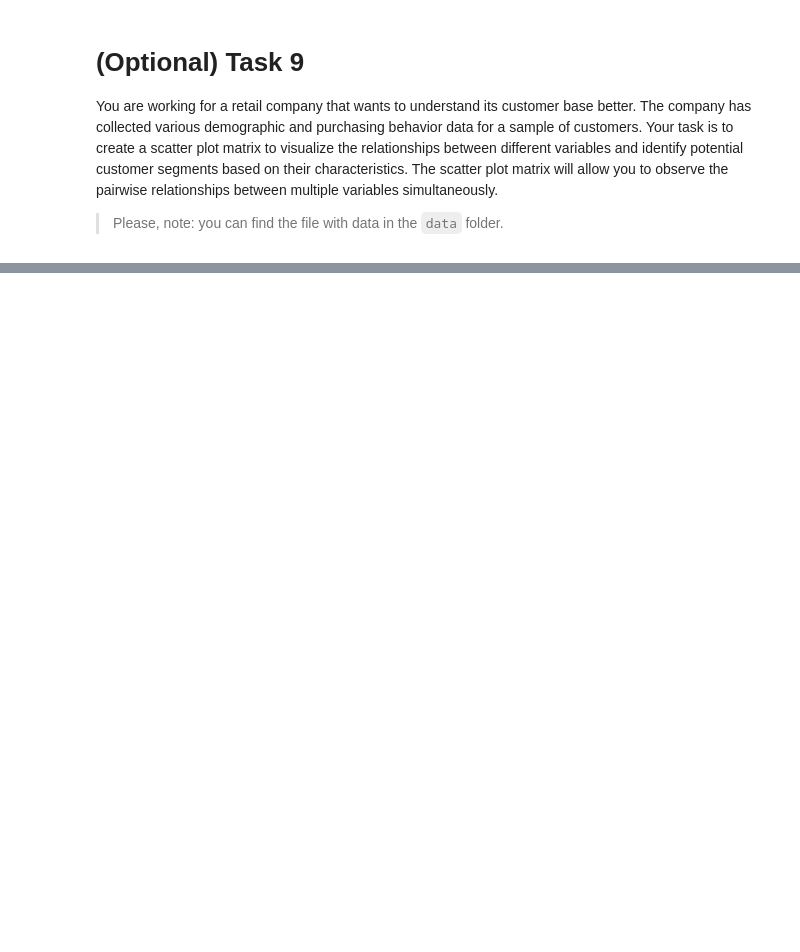
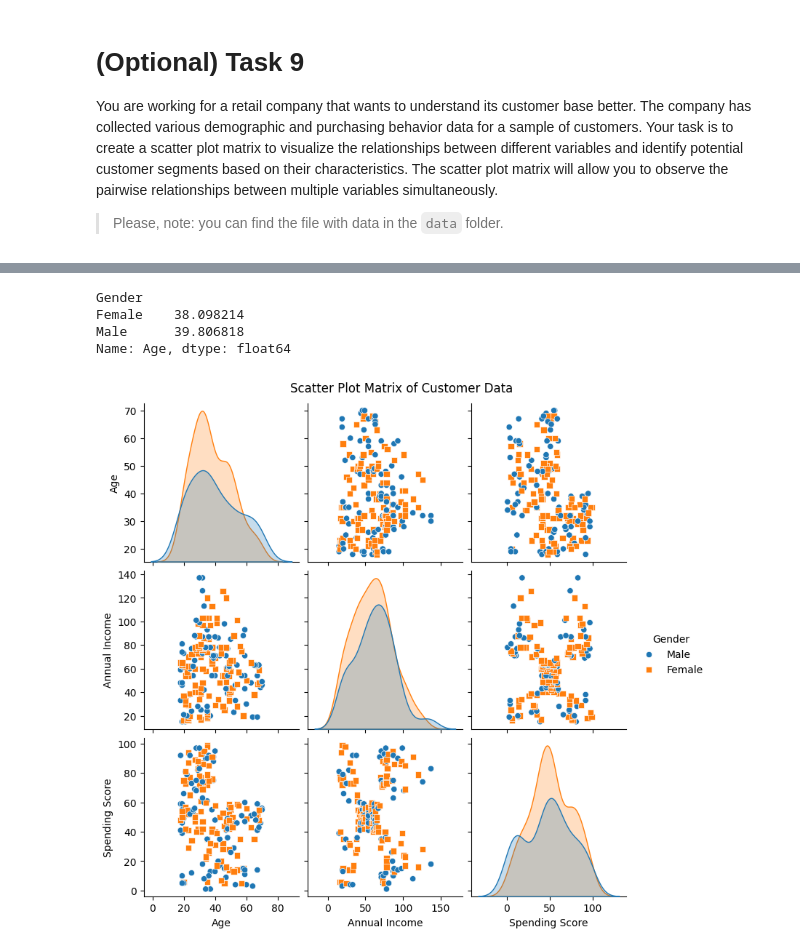
Before and after one commit to mate-academy/py-matplotlib, a Jupyter notebook: app/matplotlib.ipynb, the cells around one changed output, grey strips where cells are left out. Drawn from its saved outputs; the diff is of its cells as text; code cells hidden in the pictures; blank space fills up the shorter version.

```diff
--- a/app/matplotlib.ipynb
+++ b/app/matplotlib.ipynb
@@ -194,0 +224,5 @@ You are working for a retail company that wants to understand its customer base
+# %%
+import os
+
+df = pd.read_csv("G:\projects\scryping\py-matplotlib\data\customer_data.csv")
+df.shape
@@ -194,0 +258,2 @@ You are working for a retail company that wants to understand its customer base
+# %%
+df.set_index("CustomerID", inplace=True)
@@ -194,0 +277,16 @@ You are working for a retail company that wants to understand its customer base
+# %%
+df.groupby("Gender")["Age"].mean()
+# %% [output]
+Gender
+Female    38.098214
+Male      39.806818
+Name: Age, dtype: float64
+# %%
+import seaborn as sns
+
+num_cols = ["Age", "Annual Income", "Spending Score"]
+sns.pairplot(df, vars=num_cols, hue='Gender', diag_kind='kde', markers=['o', 's'])
+plt.suptitle('Scatter Plot Matrix of Customer Data', y=1.02)
+plt.show()
+# %% [output]
+[figure, added]
```
Also changed, not shown: parts of 12 cells of this notebook.
